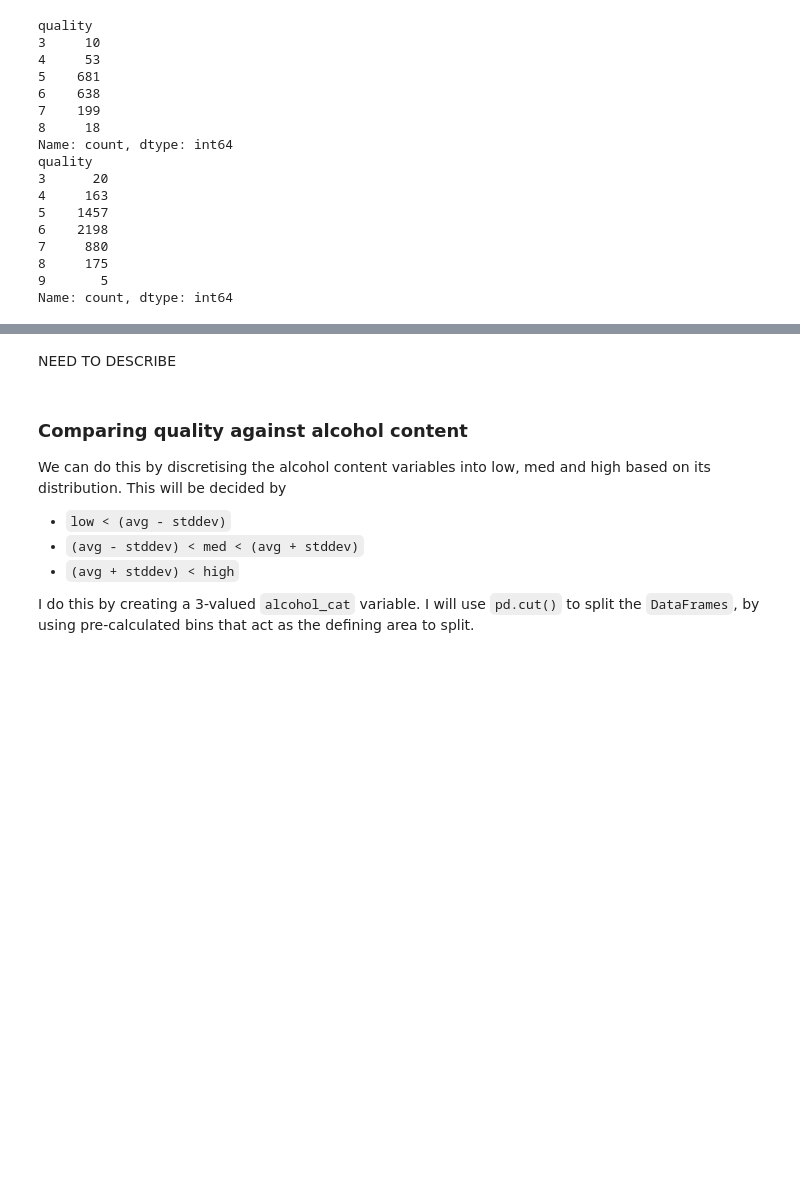
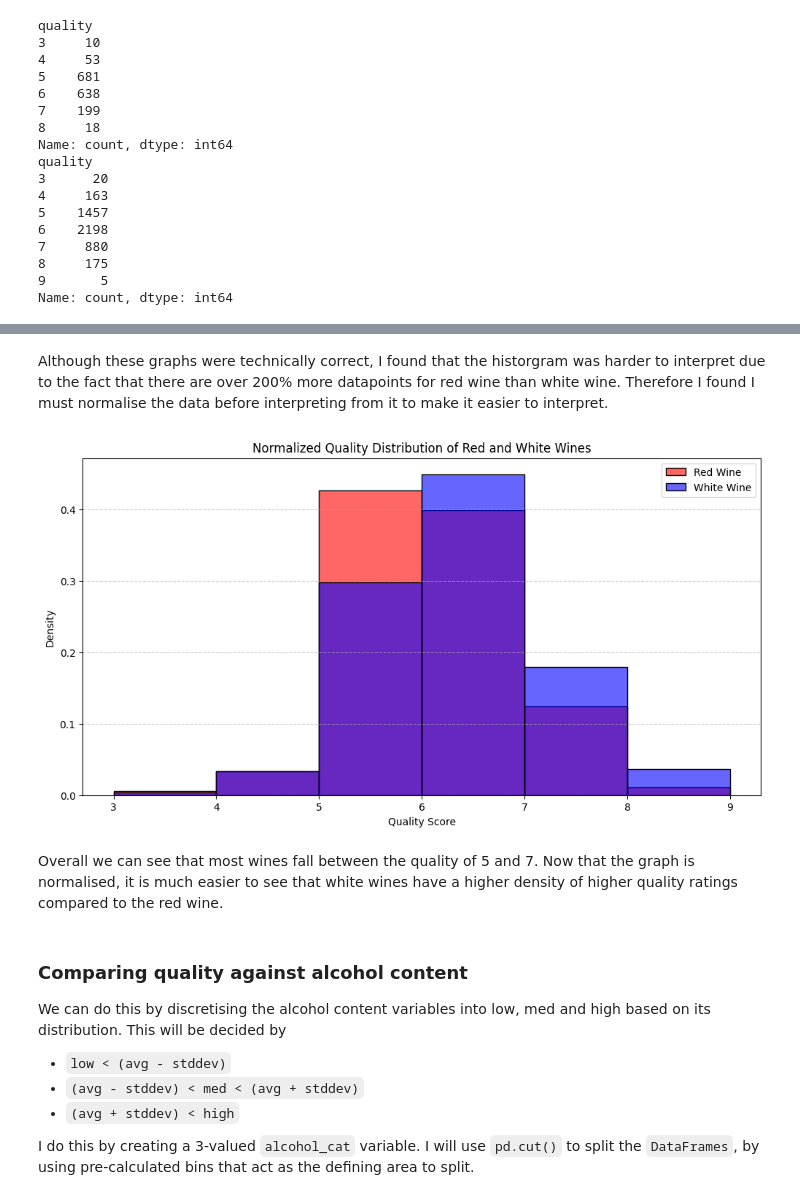
Before and after one commit to LeoGaunt/csc2034_DataScience_WineQuality, a Jupyter notebook: Wine_Quality.ipynb, the cells around one changed output, grey strips where cells are left out. Cells and saved outputs as stored; diff of their text form; code cells hidden in the pictures; blank space fills up the shorter version.

```diff
--- a/Wine_Quality.ipynb
+++ b/Wine_Quality.ipynb
@@ -73,5 +82,22 @@ plt.show()
-# %% [markdown]
-NEED TO DESCRIBE
+# %% [markdown]
+Although these graphs were technically correct, I found that the historgram was harder to interpret due to the fact that there are over 200% more datapoints for red wine than white wine. Therefore I found I must normalise the data before interpreting from it to make it easier to interpret.
+# %%
+import seaborn as sns
+
+plt.figure(figsize=(12,6))
+sns.histplot(red_wine["quality"], bins=range(3, 10), kde=False, color="red", label="Red Wine", alpha=0.6, stat="density")
+sns.histplot(white_wine["quality"], bins=range(3, 10), kde=False, color="blue", label="White Wine", alpha=0.6, stat="density")
+plt.xlabel("Quality Score")
+plt.ylabel("Density")
+plt.title("Normalized Quality Distribution of Red and White Wines")
+plt.legend()
+plt.xticks(range(3, 10))
+plt.grid(axis="y", linestyle="--", alpha=0.7)
+plt.show()
+# %% [output]
+[figure, added]
+# %% [markdown]
+Overall we can see that most wines fall between the quality of 5 and 7. Now that the graph is normalised, it is much easier to see that white wines have a higher density of higher quality ratings compared to the red wine.
 # %% [markdown]
 ### Comparing quality against alcohol content
 
```
Also changed, not shown: parts of 24 cells of this notebook.
